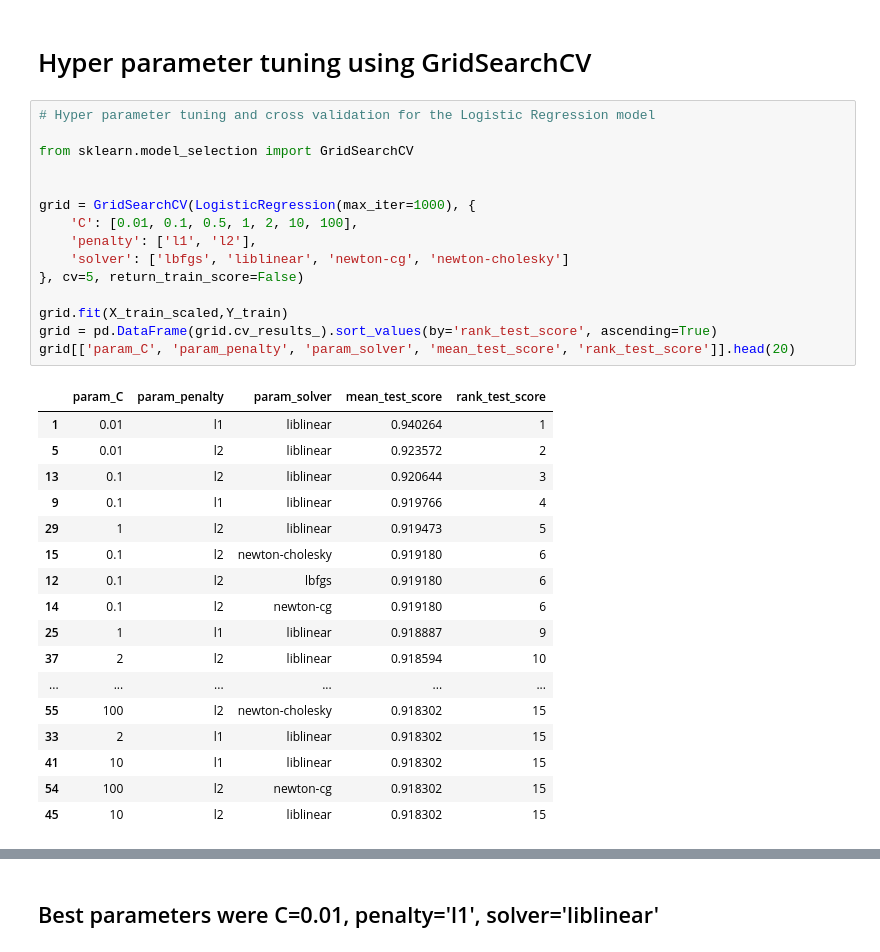
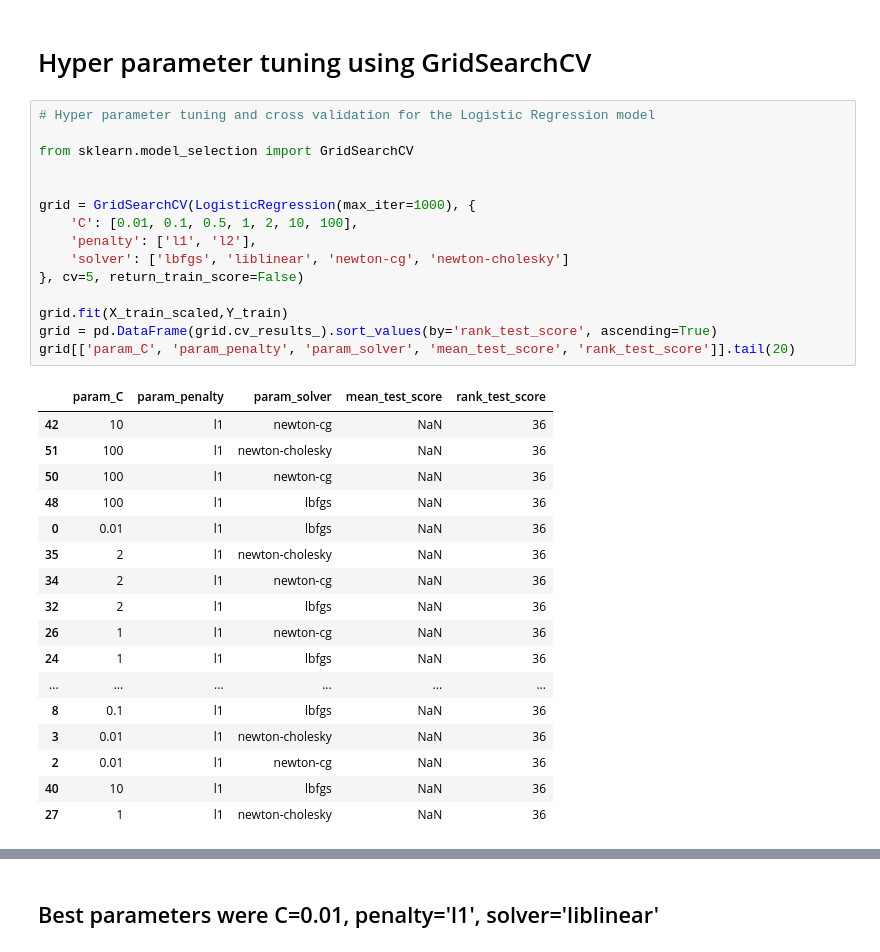
Before and after one commit to notsocertain/SMOTE-vs-ADASYN, a Jupyter notebook: Logistic-Regression(Without Balancing).ipynb, the cells around one changed output, grey strips where cells are left out. Saved outputs shown, nothing was run; the diff lists cells and outputs as text.

```diff
--- a/Logistic-Regression(Without Balancing).ipynb
+++ b/Logistic-Regression(Without Balancing).ipynb
@@ -227,33 +245,33 @@ array([[498,  38],
 # %%
 # Hyper parameter tuning and cross validation for the Logistic Regression model
 
 from sklearn.model_selection import GridSearchCV
 
 
 grid = GridSearchCV(LogisticRegression(max_iter=1000), {
     'C': [0.01, 0.1, 0.5, 1, 2, 10, 100],
     'penalty': ['l1', 'l2'],
     'solver': ['lbfgs', 'liblinear', 'newton-cg', 'newton-cholesky']
 }, cv=5, return_train_score=False)
 
 grid.fit(X_train_scaled,Y_train)
 grid = pd.DataFrame(grid.cv_results_).sort_values(by='rank_test_score', ascending=True)
-grid[['param_C', 'param_penalty', 'param_solver', 'mean_test_score', 'rank_test_score']].head(20)
+grid[['param_C', 'param_penalty', 'param_solver', 'mean_test_score', 'rank_test_score']].tail(20)
 # %% [output]
 |  | param_C | param_penalty | param_solver | mean_test_score | rank_test_score |
-| 1 | 0.01 | l1 | liblinear | 0.940264 | 1 |
-| 5 | 0.01 | l2 | liblinear | 0.923572 | 2 |
-| 13 | 0.1 | l2 | liblinear | 0.920644 | 3 |
-| 9 | 0.1 | l1 | liblinear | 0.919766 | 4 |
-| 29 | 1 | l2 | liblinear | 0.919473 | 5 |
-| 15 | 0.1 | l2 | newton-cholesky | 0.919180 | 6 |
-| 12 | 0.1 | l2 | lbfgs | 0.919180 | 6 |
-| 14 | 0.1 | l2 | newton-cg | 0.919180 | 6 |
-| 25 | 1 | l1 | liblinear | 0.918887 | 9 |
-| 37 | 2 | l2 | liblinear | 0.918594 | 10 |
+| 42 | 10 | l1 | newton-cg | NaN | 36 |
+| 51 | 100 | l1 | newton-cholesky | NaN | 36 |
+| 50 | 100 | l1 | newton-cg | NaN | 36 |
+| 48 | 100 | l1 | lbfgs | NaN | 36 |
+| 0 | 0.01 | l1 | lbfgs | NaN | 36 |
+| 35 | 2 | l1 | newton-cholesky | NaN | 36 |
+| 34 | 2 | l1 | newton-cg | NaN | 36 |
+| 32 | 2 | l1 | lbfgs | NaN | 36 |
+| 26 | 1 | l1 | newton-cg | NaN | 36 |
+| 24 | 1 | l1 | lbfgs | NaN | 36 |
 | ... | ... | ... | ... | ... | ... |
-| 55 | 100 | l2 | newton-cholesky | 0.918302 | 15 |
-| 33 | 2 | l1 | liblinear | 0.918302 | 15 |
-| 41 | 10 | l1 | liblinear | 0.918302 | 15 |
-| 54 | 100 | l2 | newton-cg | 0.918302 | 15 |
-| 45 | 10 | l2 | liblinear | 0.918302 | 15 |
+| 8 | 0.1 | l1 | lbfgs | NaN | 36 |
+| 3 | 0.01 | l1 | newton-cholesky | NaN | 36 |
+| 2 | 0.01 | l1 | newton-cg | NaN | 36 |
+| 40 | 10 | l1 | lbfgs | NaN | 36 |
+| 27 | 1 | l1 | newton-cholesky | NaN | 36 |
```
Also changed, not shown: parts of 11 cells of this notebook, 5 other files.
